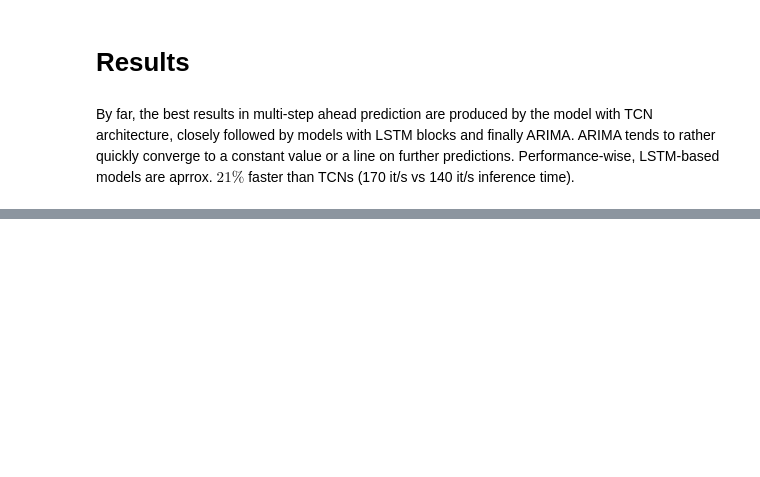
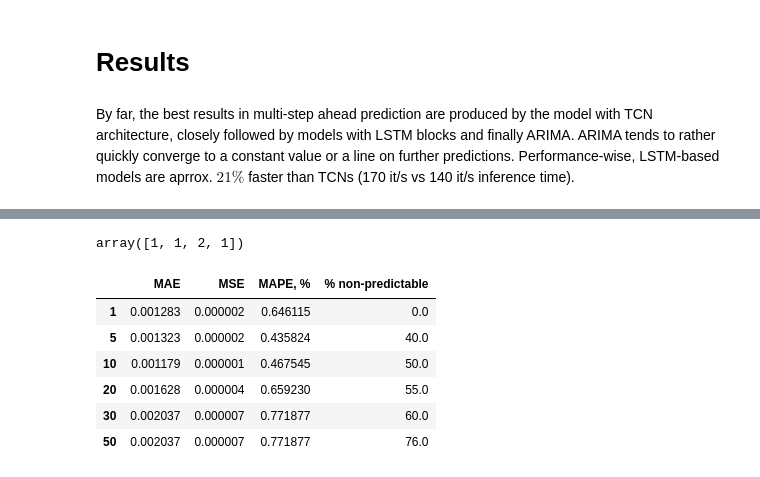
Before and after one commit to succSeeded/ts-2025, a Jupyter notebook: hw1-2/main.ipynb, the cells around one changed output, grey strips where cells are left out. Drawn from its saved outputs; the diff is of its cells as text; code cells hidden in the pictures; blank space fills up the shorter version.

```diff
--- a/hw1-2/main.ipynb
+++ b/hw1-2/main.ipynb
@@ -665,0 +719,3 @@ By far, the best results in multi-step ahead prediction are produced by the mode
+# %%
+train = np.load(join("data", "train.npy"))
+test = np.load(join("data", "test.npy"))
@@ -665,0 +833,26 @@ By far, the best results in multi-step ahead prediction are produced by the mode
+# %%
+def get_pattern(i, K, L):
+    """
+    For K = 10, L = 4:
+        10 -> (1, 1, 1, 10)
+        19 -> (1, 1, 2, 9)
+        21 -> (1, 1, 3, 1)
+        91 -> (1, 1, 10, 1)
+        101 -> (1, 2, 1, 1)
+        1001 -> (2, 1, 1, 1)
+    """
+    if i + 1 > K**L or i + 1 < 1:
+        raise RuntimeError(f"Index out of bounds. Expected i in [{1}, {K**L}], got {i}")
+
+    ans = np.ones(L, dtype="int")
+    for idx in range(L):
+        if i == 0:
+            break
+        ans[L - 1 - idx] += i % K
+        i = i // K
+    return ans
+
+
+get_pattern(10, 10, 4)
+# %% [output]
+array([1, 1, 2, 1])
@@ -665,0 +991,51 @@ By far, the best results in multi-step ahead prediction are produced by the mode
+# %%
+import pandas as pd
+
+
+def mae(y_pred, y_true):
+    mask = ~np.isnan(y_pred)
+    return np.mean(np.abs(y_pred[mask] - y_true[mask]))
+
+
+def mse(y_pred, y_true):
+    mask = ~np.isnan(y_pred)
+    return np.mean(np.pow(y_pred[mask] - y_true[mask], 2))
+
+
+def mape(y_pred, y_true):
+    mask = ~np.isnan(y_pred)
+    return np.mean(np.abs((y_pred[mask] - y_true[mask]) / y_true[mask])) * 100
+
+
+y_pred = tpc.predict(50)
+
+metrics = {
+    "MAE": mae,
+    "MSE": mse,
+    "MAPE, %": mape,
+}
+
+ks = [1, 5, 10, 20, 30, 50]
+
+results_dict = {}
+
+results_dict = {
+    metric: {k: metric_fn(y_pred[:k].flatten(), test[:k].flatten()) for k in ks}
+    for metric, metric_fn in metrics.items()
+}
+
+results_dict["% non-predictable"] = {
+    k: np.sum(np.isnan(y_pred[:k])) / k * 100 for k in ks
+}
+
+results = pd.DataFrame.from_dict(results_dict)
+
+results
+# %% [output]
+|  | MAE | MSE | MAPE, % | % non-predictable |
+| 1 | 0.001283 | 0.000002 | 0.646115 | 0.0 |
+| 5 | 0.001323 | 0.000002 | 0.435824 | 40.0 |
+| 10 | 0.001179 | 0.000001 | 0.467545 | 50.0 |
+| 20 | 0.001628 | 0.000004 | 0.659230 | 55.0 |
+| 30 | 0.002037 | 0.000007 | 0.771877 | 60.0 |
+| 50 | 0.002037 | 0.000007 | 0.771877 | 76.0 |
```
Also changed, not shown: parts of 17 cells of this notebook, 2 other files.
